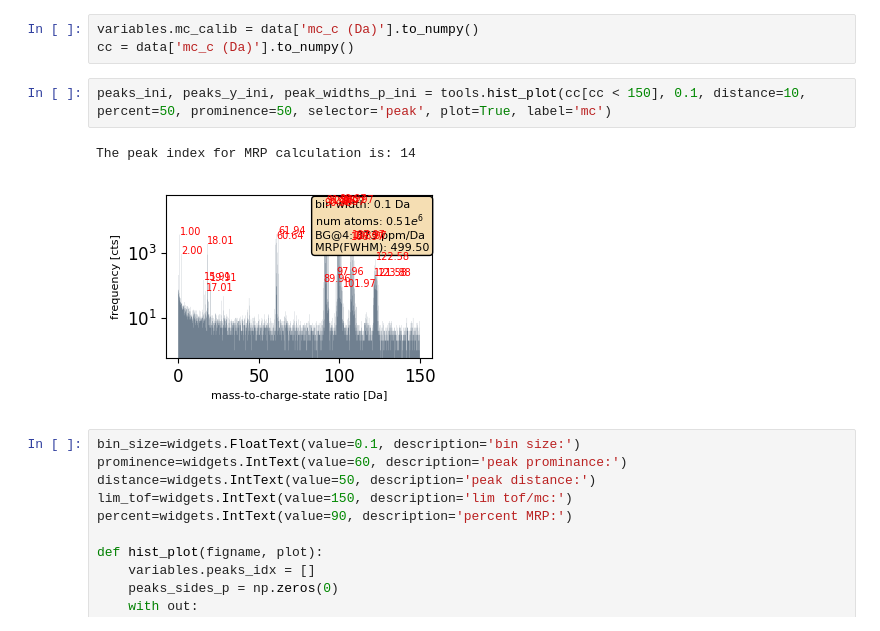
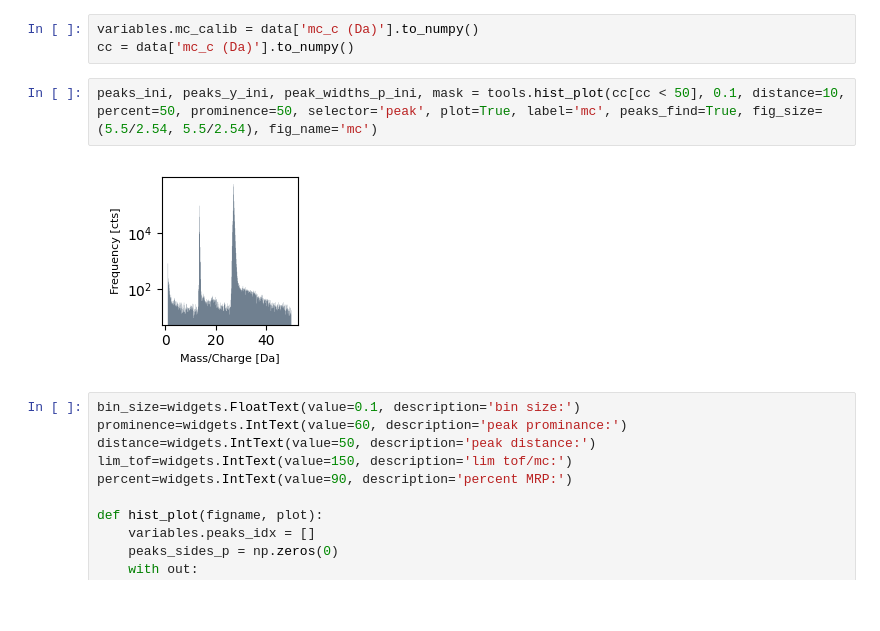
Before and after one commit to mmonajem/pyoxcart, a Jupyter notebook: pyccapt/calibration/tutorials/jupyter_files/03_ion_selection_and_ranging.ipynb, the cells around one changed output. Saved outputs shown, nothing was run; the diff lists cells and outputs as text; blank space fills up the shorter version.

```diff
--- a/pyccapt/calibration/tutorials/jupyter_files/03_ion_selection_and_ranging.ipynb
+++ b/pyccapt/calibration/tutorials/jupyter_files/03_ion_selection_and_ranging.ipynb
@@ -100,10 +99,9 @@ data
 variables.mc_calib = data['mc_c (Da)'].to_numpy()
 cc = data['mc_c (Da)'].to_numpy()
 # %%
-peaks_ini, peaks_y_ini, peak_widths_p_ini = tools.hist_plot(cc[cc < 150], 0.1, distance=10, percent=50, prominence=50, selector='peak', plot=True, label='mc')
+peaks_ini, peaks_y_ini, peak_widths_p_ini, mask = tools.hist_plot(cc[cc < 50], 0.1, distance=10, percent=50, prominence=50, selector='peak', plot=True, label='mc', peaks_find=True, fig_size=(5.5/2.54, 5.5/2.54), fig_name='mc')
 # %% [output]
-The peak index for MRP calculation is: 14
-[figure, old version]
+[figure, new version]
 # %%
 bin_size=widgets.FloatText(value=0.1, description='bin size:')
 prominence=widgets.IntText(value=60, description='peak prominance:')
```
Also changed, not shown: parts of 3 cells of this notebook, 6 other files.
